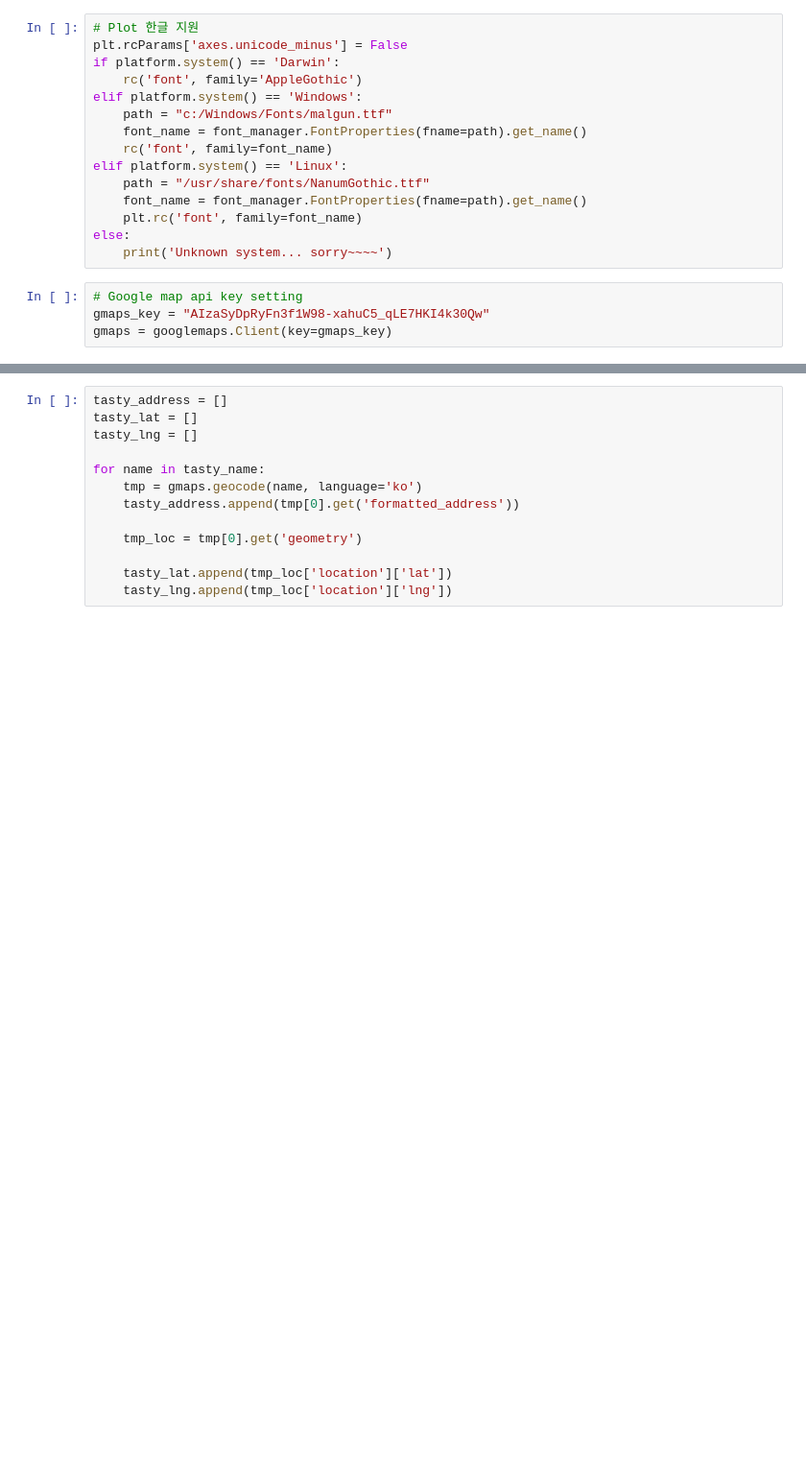
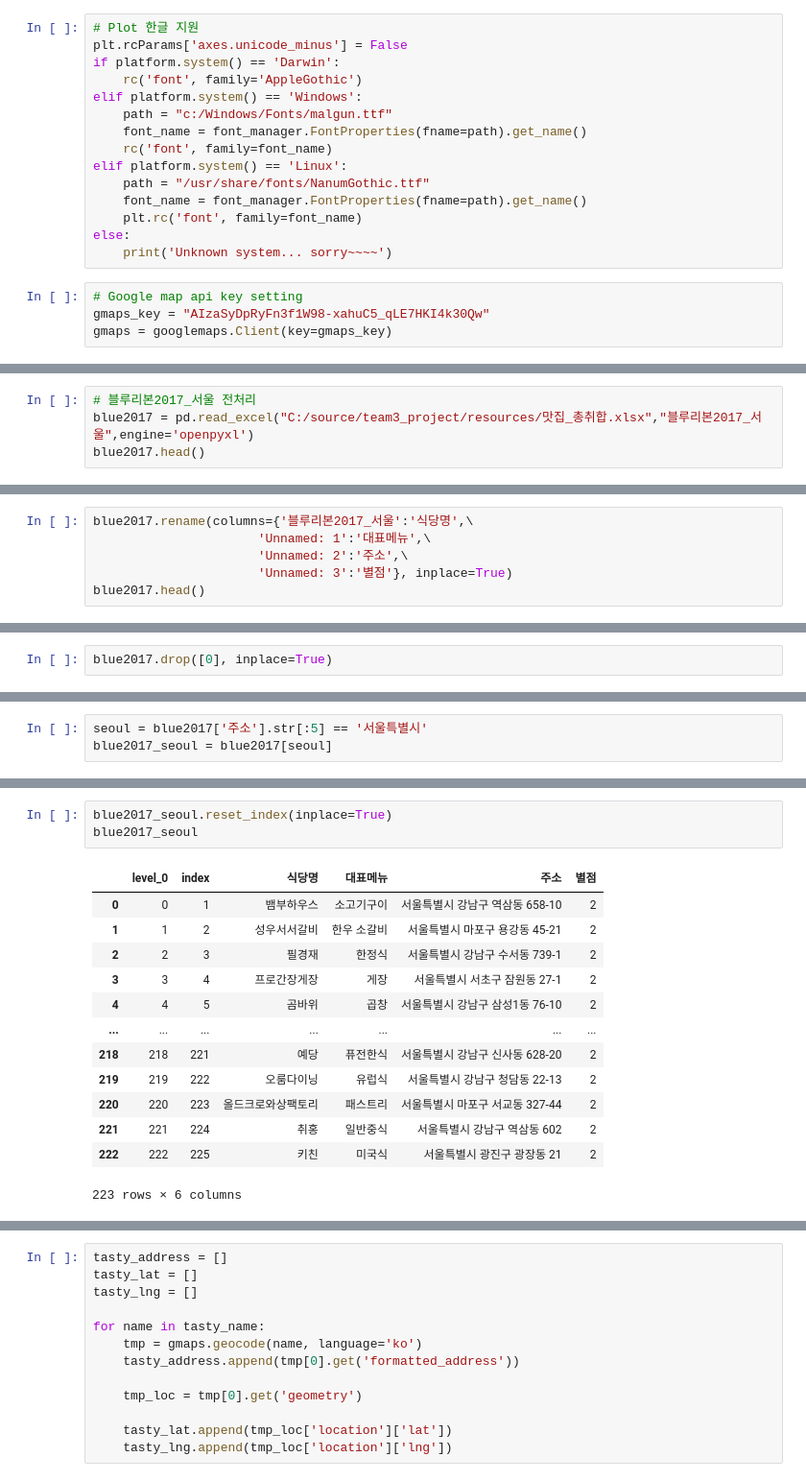
Before and after one commit to dwookangaroo/bigdata-final, a Jupyter notebook: matzip.ipynb, the cells around one changed output, grey strips where cells are left out. Shown at 96% size. Saved outputs shown, nothing was run; the diff lists cells and outputs as text; blank space fills up the shorter version.

```diff
--- a/matzip.ipynb
+++ b/matzip.ipynb
@@ -173,0 +544,4 @@ for name in seoul_raw['상호']:
+# %%
+# 블루리본2017_서울 전처리
+blue2017 = pd.read_excel("C:/source/team3_project/resources/맛집_총취합.xlsx","블루리본2017_서울",engine='openpyxl')
+blue2017.head()
@@ -173,0 +555,6 @@ for name in seoul_raw['상호']:
+# %%
+blue2017.rename(columns={'블루리본2017_서울':'식당명',\
+                      'Unnamed: 1':'대표메뉴',\
+                      'Unnamed: 2':'주소',\
+                      'Unnamed: 3':'별점'}, inplace=True)
+blue2017.head()
@@ -173,0 +568,2 @@ for name in seoul_raw['상호']:
+# %%
+blue2017.drop([0], inplace=True)
@@ -173,0 +579,3 @@ for name in seoul_raw['상호']:
+# %%
+seoul = blue2017['주소'].str[:5] == '서울특별시'
+blue2017_seoul = blue2017[seoul]
@@ -173,0 +591,17 @@ for name in seoul_raw['상호']:
+# %%
+blue2017_seoul.reset_index(inplace=True)
+blue2017_seoul
+# %% [output]
+|  | level_0 | index | 식당명 | 대표메뉴 | 주소 | 별점 |
+| 0 | 0 | 1 | 뱀부하우스 | 소고기구이 | 서울특별시 강남구 역삼동 658-10 | 2 |
+| 1 | 1 | 2 | 성우서서갈비 | 한우 소갈비 | 서울특별시 마포구 용강동 45-21 | 2 |
+| 2 | 2 | 3 | 필경재 | 한정식 | 서울특별시 강남구 수서동 739-1 | 2 |
+| 3 | 3 | 4 | 프로간장게장 | 게장 | 서울특별시 서초구 잠원동 27-1 | 2 |
+| 4 | 4 | 5 | 곰바위 | 곱창 | 서울특별시 강남구 삼성1동 76-10 | 2 |
+| ... | ... | ... | ... | ... | ... | ... |
+| 218 | 218 | 221 | 예당 | 퓨전한식 | 서울특별시 강남구 신사동 628-20 | 2 |
+| 219 | 219 | 222 | 오룸다이닝 | 유럽식 | 서울특별시 강남구 청담동 22-13 | 2 |
+| 220 | 220 | 223 | 올드크로와상팩토리 | 패스트리 | 서울특별시 마포구 서교동 327-44 | 2 |
+| 221 | 221 | 224 | 취홍 | 일반중식 | 서울특별시 강남구 역삼동 602 | 2 |
+| 222 | 222 | 225 | 키친 | 미국식 | 서울특별시 광진구 광장동 21 | 2 |
+223 rows × 6 columns
```
Also changed, not shown: parts of 148 cells of this notebook, 1 other file.
